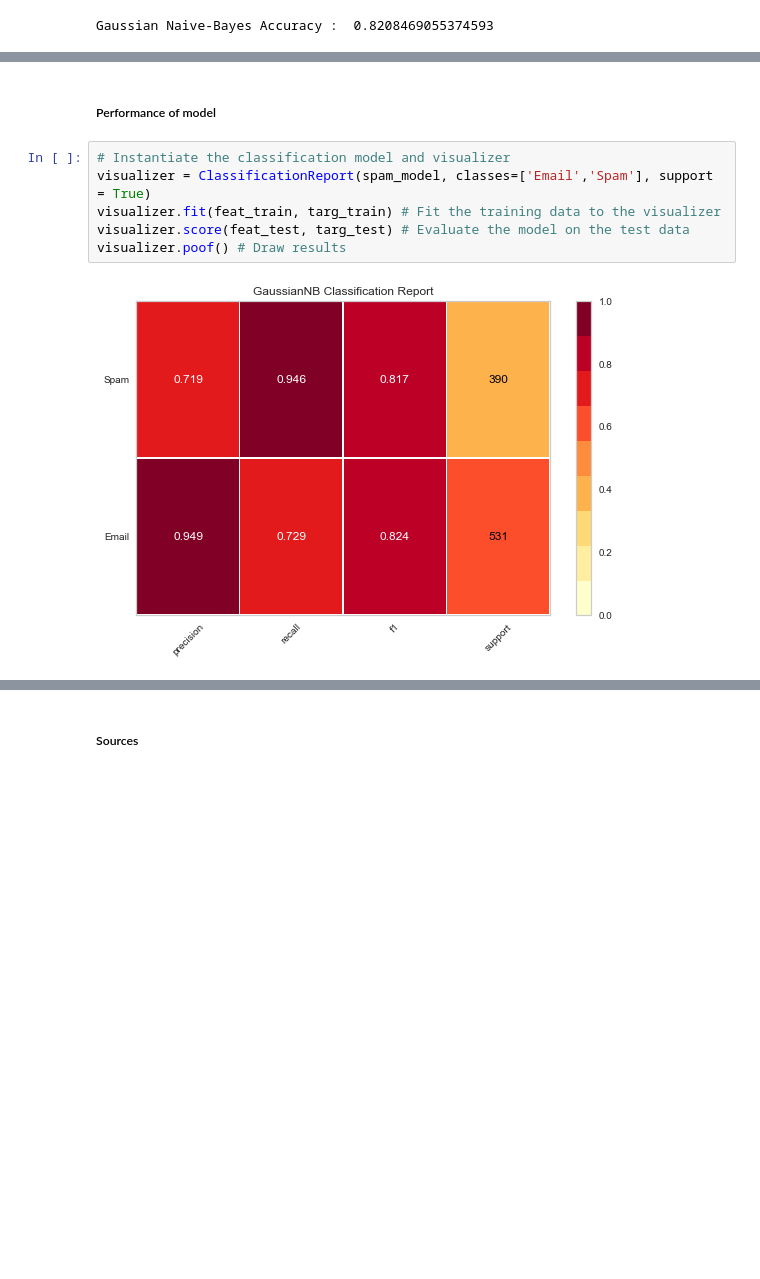
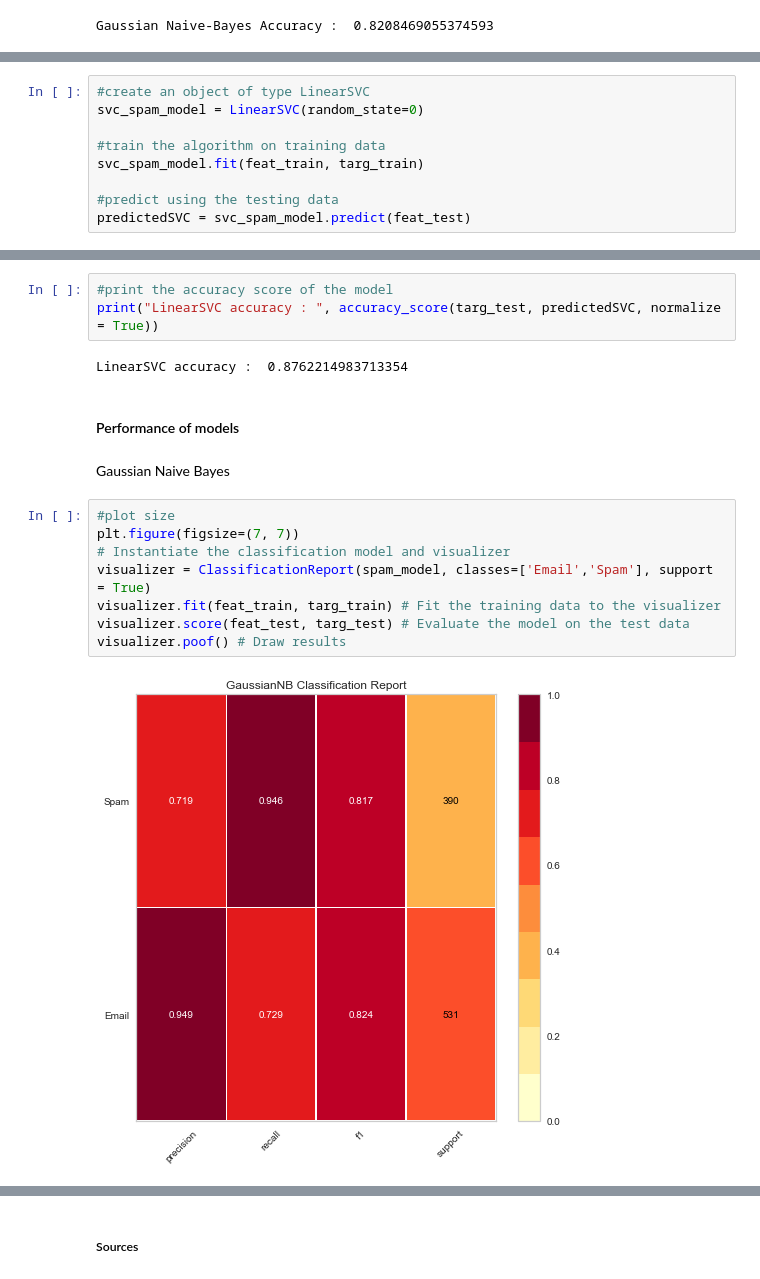
Before and after one commit to javernw/DATA620-Web-Analytics, a Jupyter notebook: DATA620 HW5.ipynb, the cells around one changed output, grey strips where cells are left out. Cells and saved outputs as stored; diff of their text form; blank space fills up the shorter version.

Commit message:
DATA620 HW5

```diff
--- a/DATA620 HW5.ipynb
+++ b/DATA620 HW5.ipynb
@@ -164,0 +185,9 @@ Gaussian Naive-Bayes Accuracy :  0.8208469055374593
+# %%
+#create an object of type LinearSVC
+svc_spam_model = LinearSVC(random_state=0)
+
+#train the algorithm on training data
+svc_spam_model.fit(feat_train, targ_train)
+
+#predict using the testing data
+predictedSVC = svc_spam_model.predict(feat_test)
@@ -165,10 +211,19 @@ Gaussian Naive-Bayes Accuracy :  0.8208469055374593
+# %%
+#print the accuracy score of the model
+print("LinearSVC accuracy : ", accuracy_score(targ_test, predictedSVC, normalize = True))
+# %% [output]
+LinearSVC accuracy :  0.8762214983713354
 # %% [markdown]
-##### Performance of model
+#### Performance of models
+# %% [markdown]
+Gaussian Naive Bayes
 # %%
+#plot size
+plt.figure(figsize=(7, 7))
 # Instantiate the classification model and visualizer
 visualizer = ClassificationReport(spam_model, classes=['Email','Spam'], support = True)
 visualizer.fit(feat_train, targ_train) # Fit the training data to the visualizer
 visualizer.score(feat_test, targ_test) # Evaluate the model on the test data
 visualizer.poof() # Draw results
 # %% [output]
-[figure, old version]
+[figure, new version]
```
Also changed, not shown: parts of 13 cells of this notebook.
